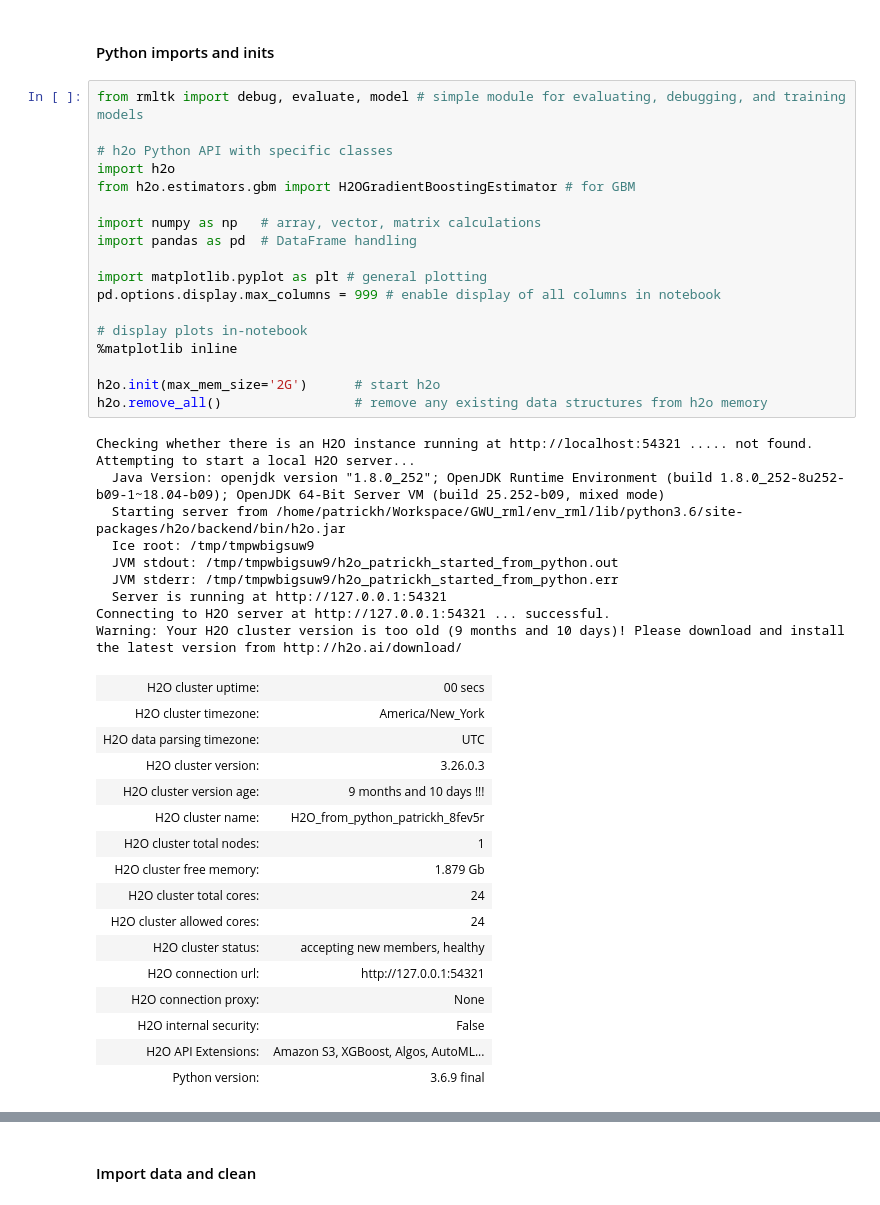
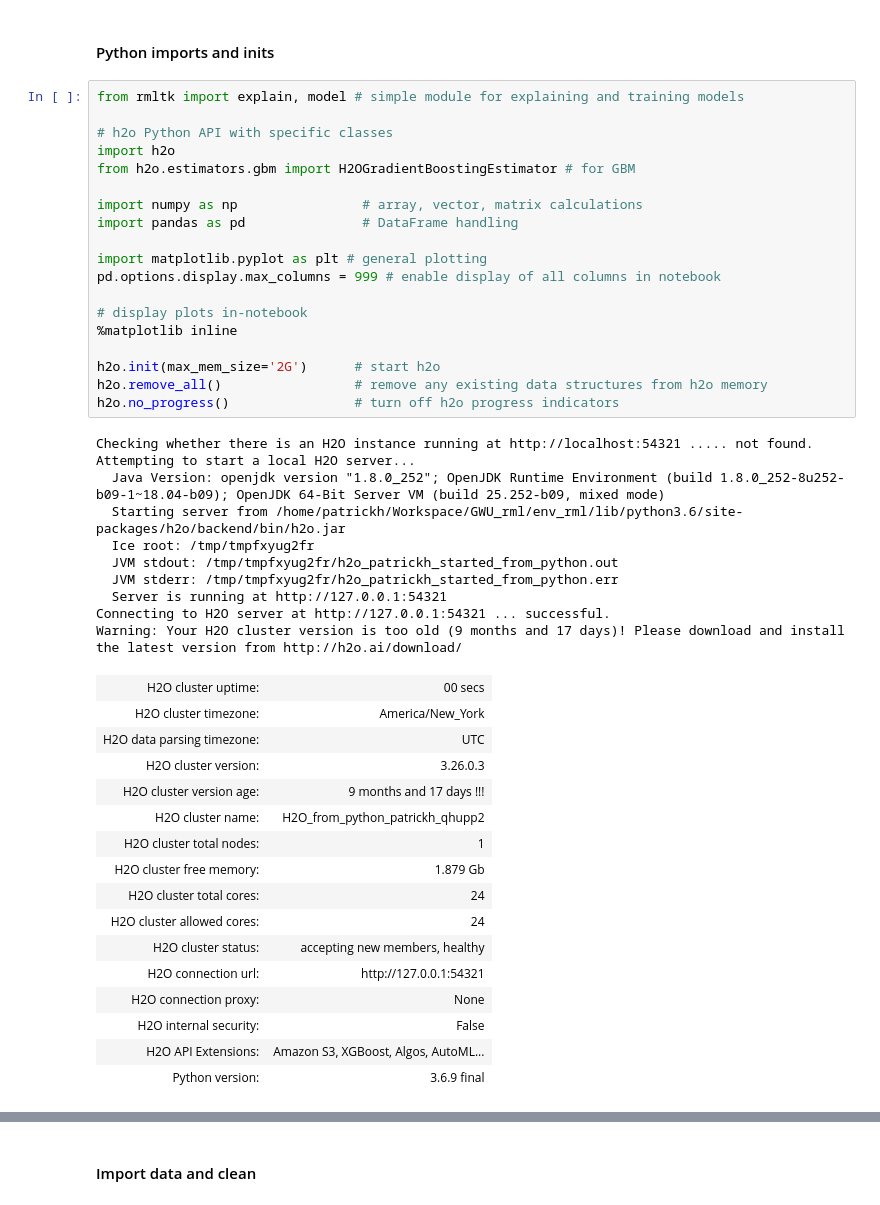
Before and after one commit to jphall663/GWU_rml, a Jupyter notebook: lecture_4.ipynb, the cells around one changed output, grey strips where cells are left out. Drawn from its saved outputs; the diff is of its cells as text.

```diff
--- a/lecture_4.ipynb
+++ b/lecture_4.ipynb
@@ -27,40 +27,41 @@ SEED = 12345 # global random seed for better reproducibility
 # %% [markdown]
 #### Python imports and inits
 # %%
-from rmltk import debug, evaluate, model # simple module for evaluating, debugging, and training models
+from rmltk import explain, model # simple module for explaining and training models
 
 # h2o Python API with specific classes
 import h2o
 from h2o.estimators.gbm import H2OGradientBoostingEstimator # for GBM
 
-import numpy as np   # array, vector, matrix calculations
-import pandas as pd  # DataFrame handling
+import numpy as np                # array, vector, matrix calculations
+import pandas as pd               # DataFrame handling
 
 import matplotlib.pyplot as plt # general plotting
 pd.options.display.max_columns = 999 # enable display of all columns in notebook
 
 # display plots in-notebook
 %matplotlib inline
 
 h2o.init(max_mem_size='2G')      # start h2o
 h2o.remove_all()                 # remove any existing data structures from h2o memory
+h2o.no_progress()                # turn off h2o progress indicators
 # %% [output]
 Checking whether there is an H2O instance running at http://localhost:54321 ..... not found.
 Attempting to start a local H2O server...
   Java Version: openjdk version "1.8.0_252"; OpenJDK Runtime Environment (build 1.8.0_252-8u252-b09-1~18.04-b09); OpenJDK 64-Bit Server VM (build 25.252-b09, mixed mode)
   Starting server from /home/patrickh/Workspace/GWU_rml/env_rml/lib/python3.6/site-packages/h2o/backend/bin/h2o.jar
-  Ice root: /tmp/tmpwbigsuw9
-  JVM stdout: /tmp/tmpwbigsuw9/h2o_patrickh_started_from_python.out
-  JVM stderr: /tmp/tmpwbigsuw9/h2o_patrickh_started_from_python.err
+  Ice root: /tmp/tmpfxyug2fr
+  JVM stdout: /tmp/tmpfxyug2fr/h2o_patrickh_started_from_python.out
+  JVM stderr: /tmp/tmpfxyug2fr/h2o_patrickh_started_from_python.err
   Server is running at http://127.0.0.1:54321
 Connecting to H2O server at http://127.0.0.1:54321 ... successful.
-Warning: Your H2O cluster version is too old (9 months and 10 days)! Please download and install the latest version from http://h2o.ai/download/
+Warning: Your H2O cluster version is too old (9 months and 17 days)! Please download and install the latest version from http://h2o.ai/download/
 | H2O cluster uptime: | 00 secs |
 | H2O cluster timezone: | America/New_York |
 | H2O data parsing timezone: | UTC |
 | H2O cluster version: | 3.26.0.3 |
-| H2O cluster version age: | 9 months and 10 days !!! |
-| H2O cluster name: | H2O_from_python_patrickh_8fev5r |
+| H2O cluster version age: | 9 months and 17 days !!! |
+| H2O cluster name: | H2O_from_python_patrickh_qhupp2 |
 | H2O cluster total nodes: | 1 |
 | H2O cluster free memory: | 1.879 Gb |
 | H2O cluster total cores: | 24 |
```
Also changed, not shown: parts of 38 cells of this notebook, 3 other files.
